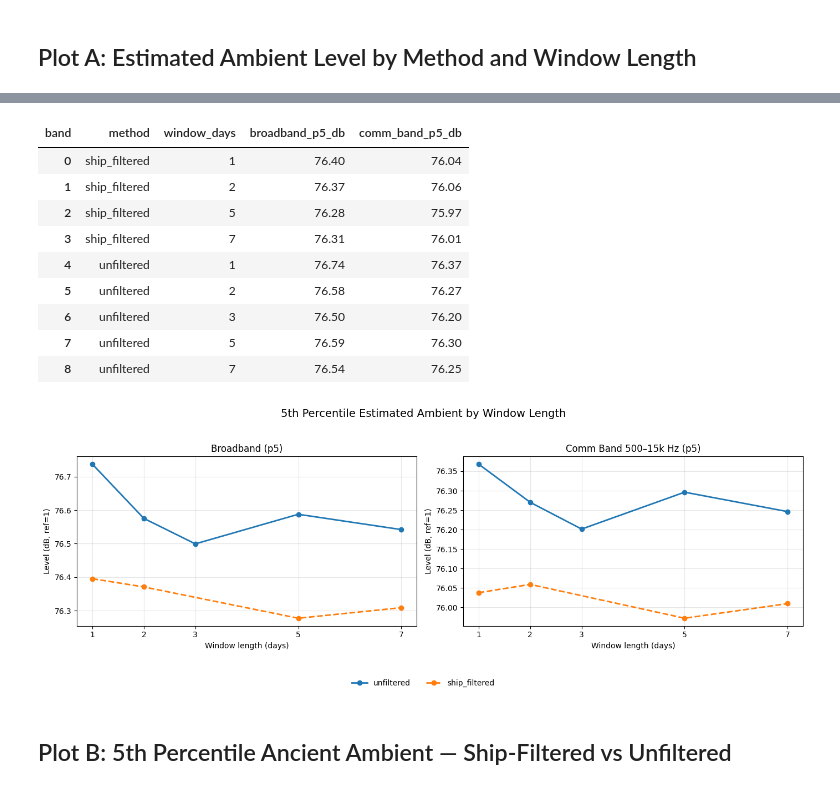
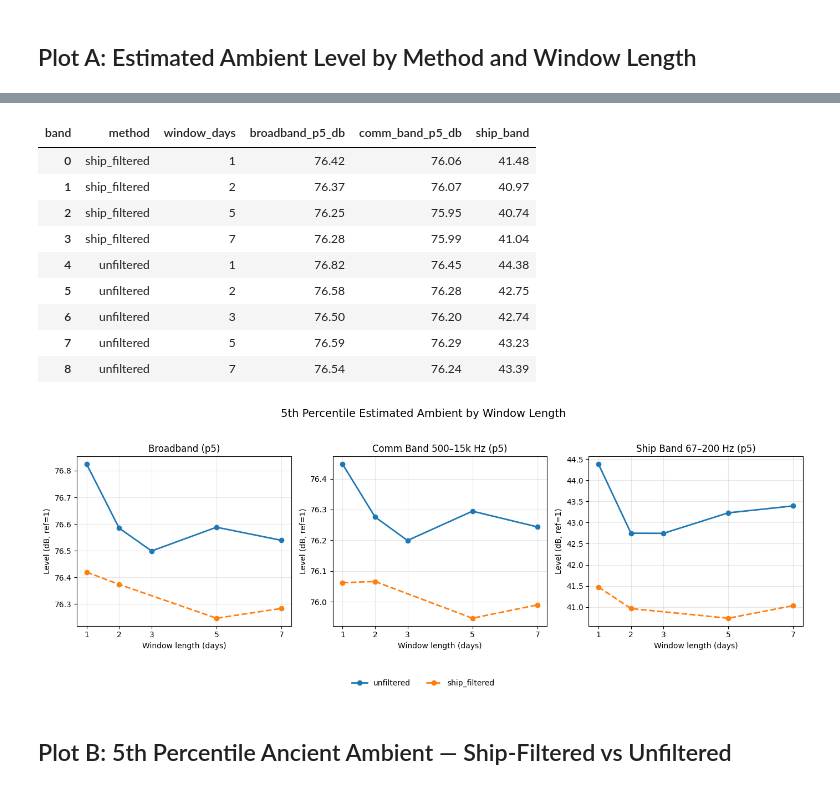
Before and after one commit to orcasound/ambient-sound-analysis, a Jupyter notebook: notebooks/ancient_ambient_comparison.ipynb, the cells around one changed output, grey strips where cells are left out. Cells and saved outputs as stored; diff of their text form; code cells hidden in the pictures.

```diff
--- a/notebooks/ancient_ambient_comparison.ipynb
+++ b/notebooks/ancient_ambient_comparison.ipynb
@@ -31,7 +31,7 @@ AWS_PROFILE = "ambient-sound-team"
 AWS_REGION = "us-west-2"
 CONFIDENCE_THRESHOLD = 0.5
 COMM_BAND = (500, 15000)
-SHIP_BAND = (20, 200)   # ship noise range; effective 67-200 Hz (lowest PSD band is 67 Hz)
+SHIP_BAND = (67, 200)   # ship noise range; effective 67-200 Hz (lowest PSD band is 67 Hz)
 PERCENTILES = [0.05, 0.10, 0.25, 0.50]
 METHOD1_WINDOWS = [1, 2, 5, 7]   # days, capped by ship data availability
 METHOD2_WINDOWS = [1, 2, 3, 5, 7, 10, 14]  # days, no ship data required
@@ -645,55 +697,56 @@ p5_pivot = p5_pivot.rename(
 
 p5_pivot.round(2)
 # %% [output]
-| band | method | window_days | broadband_p5_db | comm_band_p5_db |
-| 0 | ship_filtered | 1 | 76.40 | 76.04 |
-| 1 | ship_filtered | 2 | 76.37 | 76.06 |
-| 2 | ship_filtered | 5 | 76.28 | 75.97 |
-| 3 | ship_filtered | 7 | 76.31 | 76.01 |
-| 4 | unfiltered | 1 | 76.74 | 76.37 |
-| 5 | unfiltered | 2 | 76.58 | 76.27 |
-| 6 | unfiltered | 3 | 76.50 | 76.20 |
-| 7 | unfiltered | 5 | 76.59 | 76.30 |
-| 8 | unfiltered | 7 | 76.54 | 76.25 |
+| band | method | window_days | broadband_p5_db | comm_band_p5_db | ship_band |
+| 0 | ship_filtered | 1 | 76.42 | 76.06 | 41.48 |
+| 1 | ship_filtered | 2 | 76.37 | 76.07 | 40.97 |
+| 2 | ship_filtered | 5 | 76.25 | 75.95 | 40.74 |
+| 3 | ship_filtered | 7 | 76.28 | 75.99 | 41.04 |
+| 4 | unfiltered | 1 | 76.82 | 76.45 | 44.38 |
+| 5 | unfiltered | 2 | 76.58 | 76.28 | 42.75 |
+| 6 | unfiltered | 3 | 76.50 | 76.20 | 42.74 |
+| 7 | unfiltered | 5 | 76.59 | 76.29 | 43.23 |
+| 8 | unfiltered | 7 | 76.54 | 76.24 | 43.39 |
 # %%
 import matplotlib.pyplot as plt
 
 # Visualization of 5th percentiles (Method 1 vs Method 2)
 
-fig, axes = plt.subplots(1, 2, figsize=(14, 5), sharey=False)
+fig, axes = plt.subplots(1, 3, figsize=(14, 5), sharey=False)
 
 plot_specs = [
     ("broadband_p5_db", "Broadband (p5)"),
     ("comm_band_p5_db", "Comm Band 500–15k Hz (p5)"),
+    ("ship_band", "Ship Band 67–200 Hz (p5)"),
 ]
 
 for ax, (col, title) in zip(axes, plot_specs):
     for method, style in [("unfiltered", "-"), ("ship_filtered", "--")]:
         d = p5_pivot[p5_pivot["method"] == method].sort_values("window_days")
         if col not in d.columns:
             continue
         ax.plot(
             d["window_days"],
             d[col],
             linestyle=style,
             marker="o",
             linewidth=2,
             label=method,
         )
 
     ax.set_title(title)
     ax.set_xlabel("Window length (days)")
     ax.set_ylabel("Level (dB, ref=1)")
     ax.grid(True, alpha=0.3)
     ax.set_xticks(sorted(p5_pivot["window_days"].unique().tolist()))
 
 handles, labels = axes[0].get_legend_handles_labels()
 fig.legend(handles, labels, loc="lower center", ncol=2, frameon=False, bbox_to_anchor=(0.5, -0.05))
 fig.suptitle("5th Percentile Estimated Ambient by Window Length", fontsize=14)
 fig.tight_layout(rect=[0, 0.08, 1, 0.95])
 plt.show()
 # %% [output]
-[figure, old version]
+[figure, new version]
 # %% [markdown]
 ## Plot B: 5th Percentile Ancient Ambient — Ship-Filtered vs Unfiltered
 # %%
```
Also changed, not shown: parts of 19 cells of this notebook.
